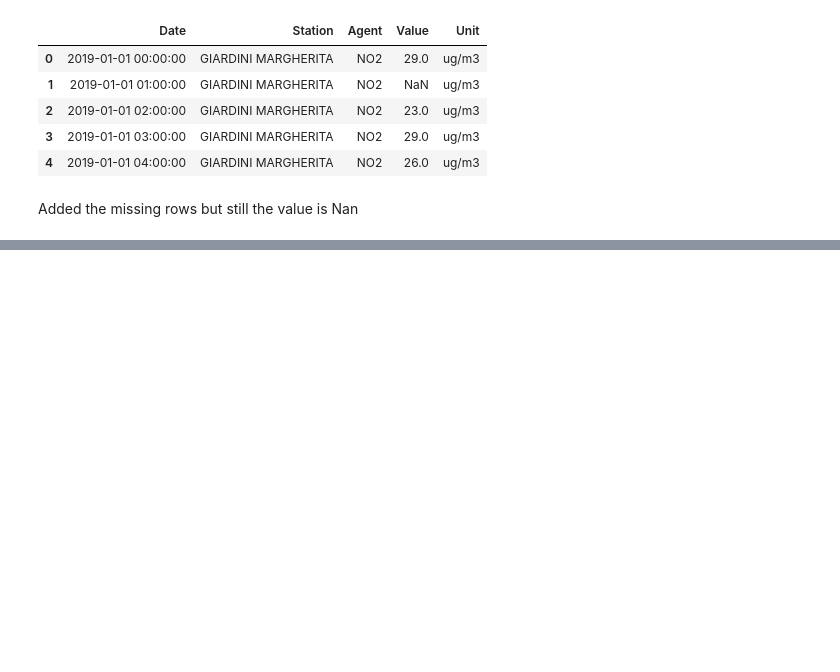
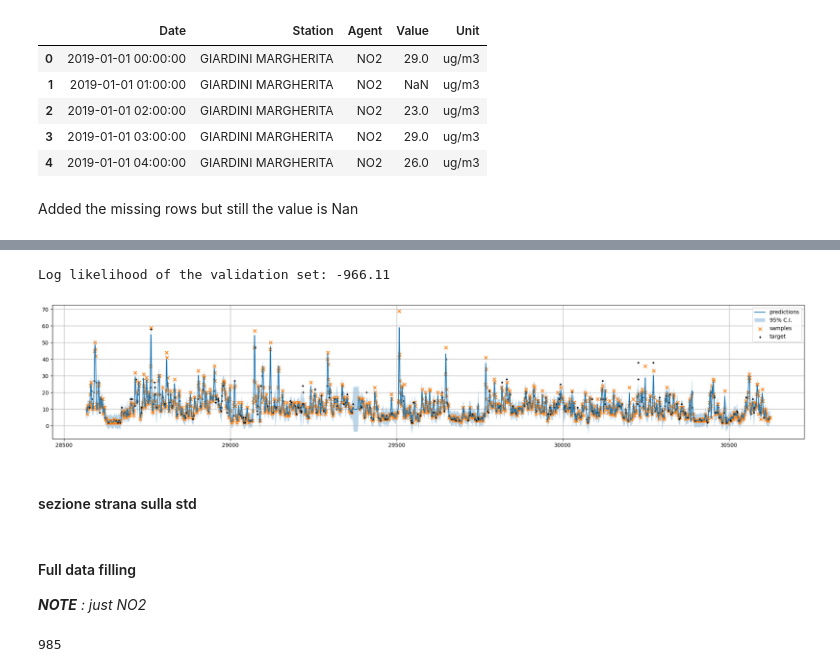
Before and after one commit to davidesonno/AII-project, a Jupyter notebook: 1-pollution_preprocessing.ipynb, the cells around one changed output, grey strips where cells are left out. Cells and saved outputs as stored; diff of their text form; code cells hidden in the pictures; blank space fills up the shorter version.

```diff
--- a/1-pollution_preprocessing.ipynb
+++ b/1-pollution_preprocessing.ipynb
@@ -180,0 +318,25 @@ dtype: int64
+# %%
+pred, std = gp.predict(segment[['Date_idx']], return_std=True)
+pred = pd.Series(index=segment.index, data=pred)
+std = pd.Series(index=segment.index, data=std)
+# %%
+plot_gp(target_samples=test_data['Value'], samples=train_data['Value'], pred=pred, std=std, figsize=figsize)
+ldens = norm.logpdf(test_data['Value'], pred[test_data.index], std[test_data.index])
+print(f'Log likelihood of the validation set: {np.sum(ldens):.2f}')
+# %% [output]
+Log likelihood of the validation set: -966.11
+[figure, added]
+# %% [markdown]
+#### sezione strana sulla std
+# %% [markdown]
+#### Full data filling
+
+***NOTE** : just NO2*
+# %%
+start_date=datetime(2022,3,20)
+end_date=datetime(2022,4,30)
+
+no2_df = resampled_giardini_df[(resampled_giardini_df['Agent']=='NO2')&(resampled_giardini_df['Date']>=start_date)&(resampled_giardini_df['Date']<=end_date)]
+len(no2_df)
+# %% [output]
+985
```
Also changed, not shown: parts of 57 cells of this notebook, 6 other files.
